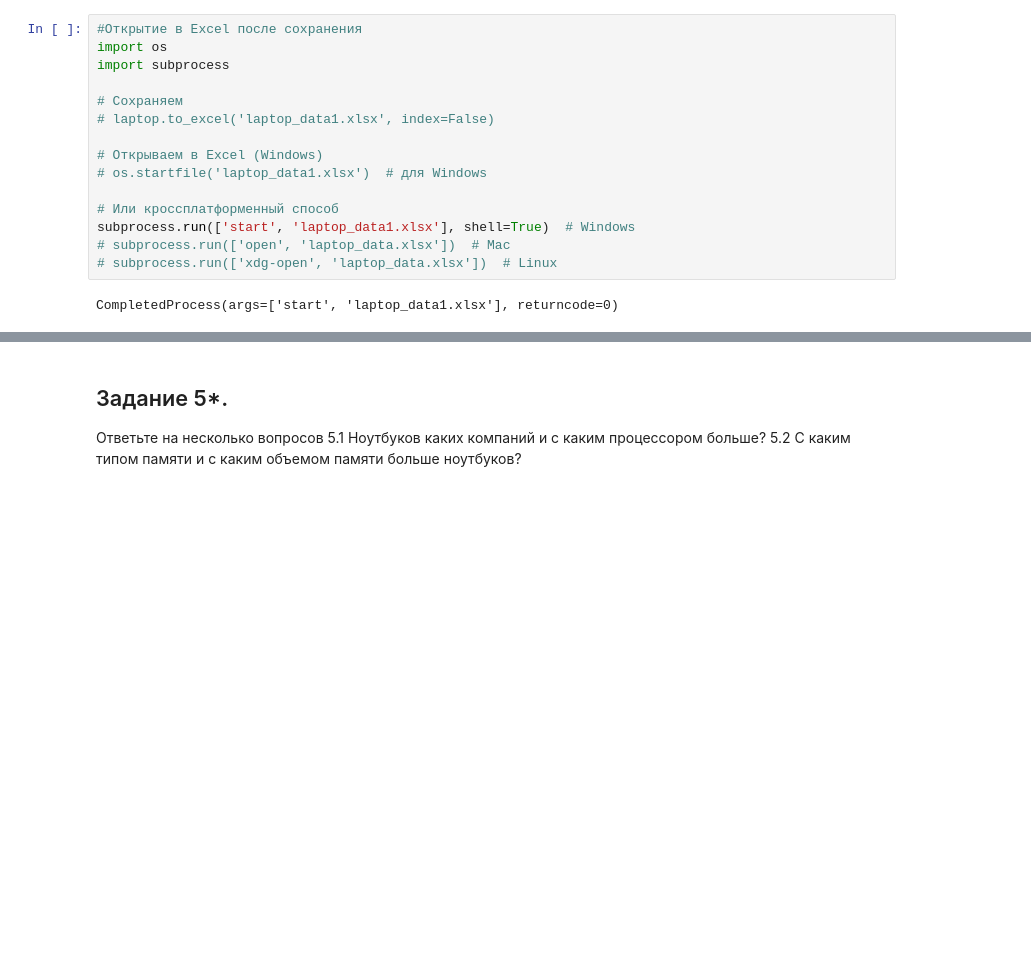
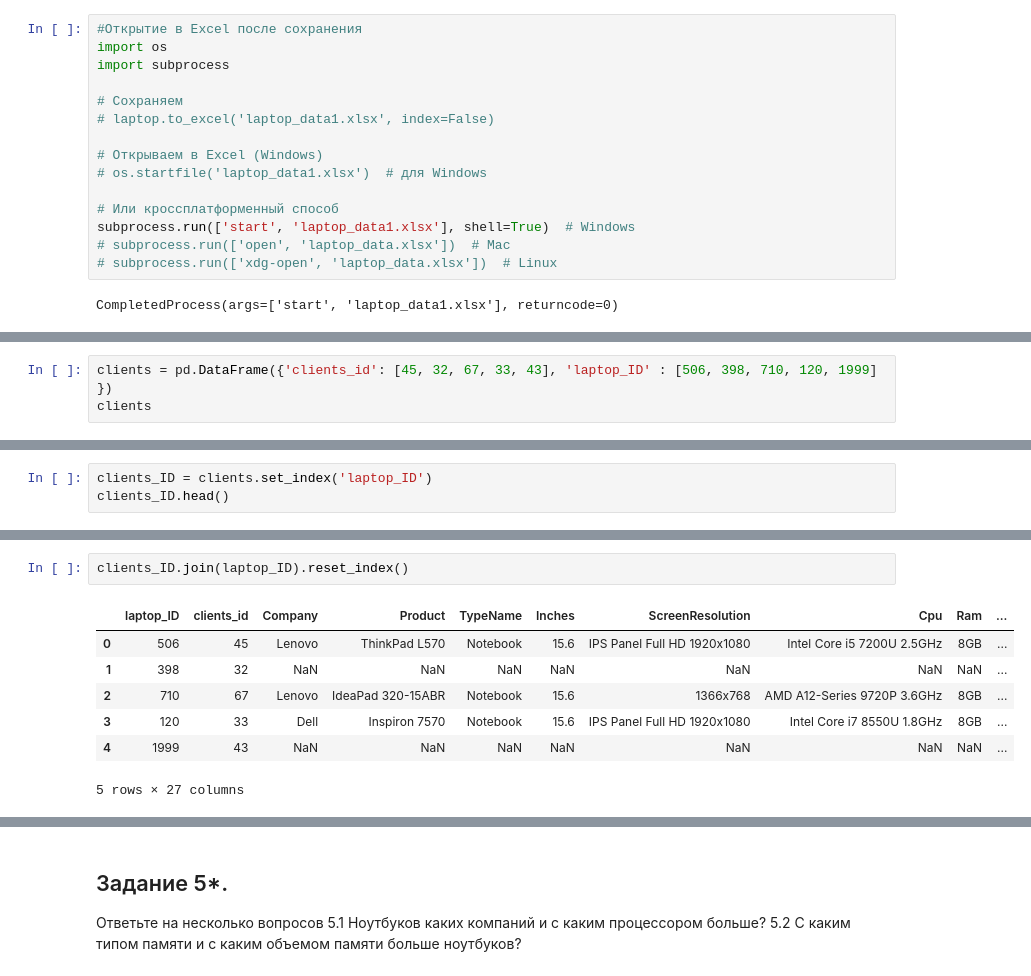
Before and after one commit to SvZor/-Python-Sem, a Jupyter notebook: sem 3.ipynb, the cells around one changed output, grey strips where cells are left out. Cells and saved outputs as stored; diff of their text form; blank space fills up the shorter version.

```diff
--- a/sem 3.ipynb
+++ b/sem 3.ipynb
@@ -271,0 +333,3 @@ laptop_id - это индексы датафрейма с ноутбуками
+# %%
+clients = pd.DataFrame({'clients_id': [45, 32, 67, 33, 43], 'laptop_ID' : [506, 398, 710, 120, 1999] })
+clients
@@ -271,0 +355,3 @@ laptop_id - это индексы датафрейма с ноутбуками
+# %%
+clients_ID = clients.set_index('laptop_ID')
+clients_ID.head()
@@ -271,0 +366,10 @@ laptop_id - это индексы датафрейма с ноутбуками
+# %%
+clients_ID.join(laptop_ID).reset_index()
+# %% [output]
+|  | laptop_ID | clients_id | Company | Product | TypeName | Inches | ScreenResolution | Cpu | Ram | ... |
+| 0 | 506 | 45 | Lenovo | ThinkPad L570 | Notebook | 15.6 | IPS Panel Full HD 1920x1080 | Intel Core i5 7200U 2.5GHz | 8GB | ... |
+| 1 | 398 | 32 | NaN | NaN | NaN | NaN | NaN | NaN | NaN | ... |
+| 2 | 710 | 67 | Lenovo | IdeaPad 320-15ABR | Notebook | 15.6 | 1366x768 | AMD A12-Series 9720P 3.6GHz | 8GB | ... |
+| 3 | 120 | 33 | Dell | Inspiron 7570 | Notebook | 15.6 | IPS Panel Full HD 1920x1080 | Intel Core i7 8550U 1.8GHz | 8GB | ... |
+| 4 | 1999 | 43 | NaN | NaN | NaN | NaN | NaN | NaN | NaN | ... |
+5 rows × 27 columns
```
Also changed, not shown: parts of 19 cells of this notebook, 1 other file.
